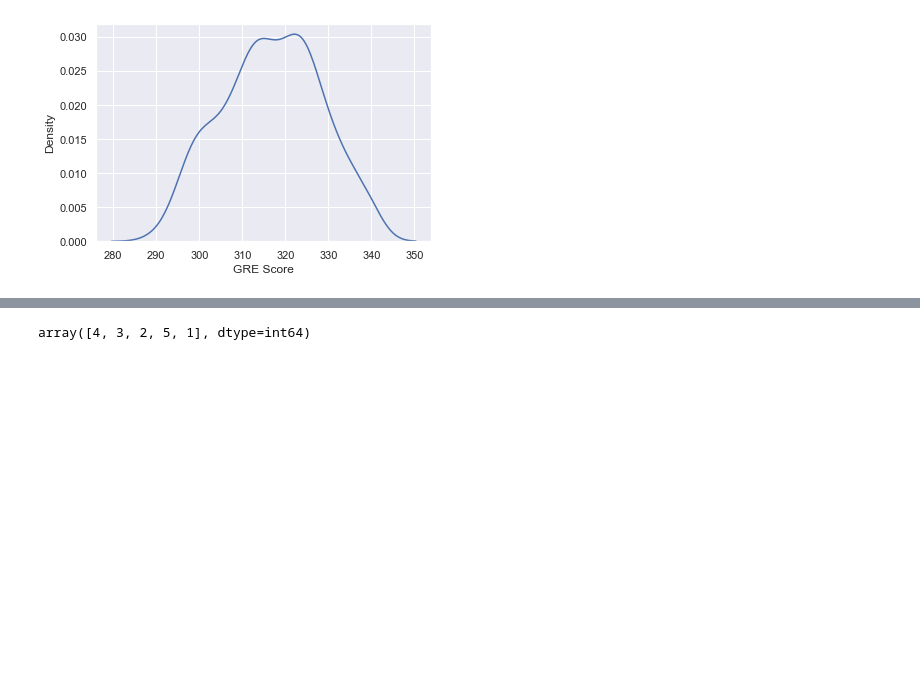
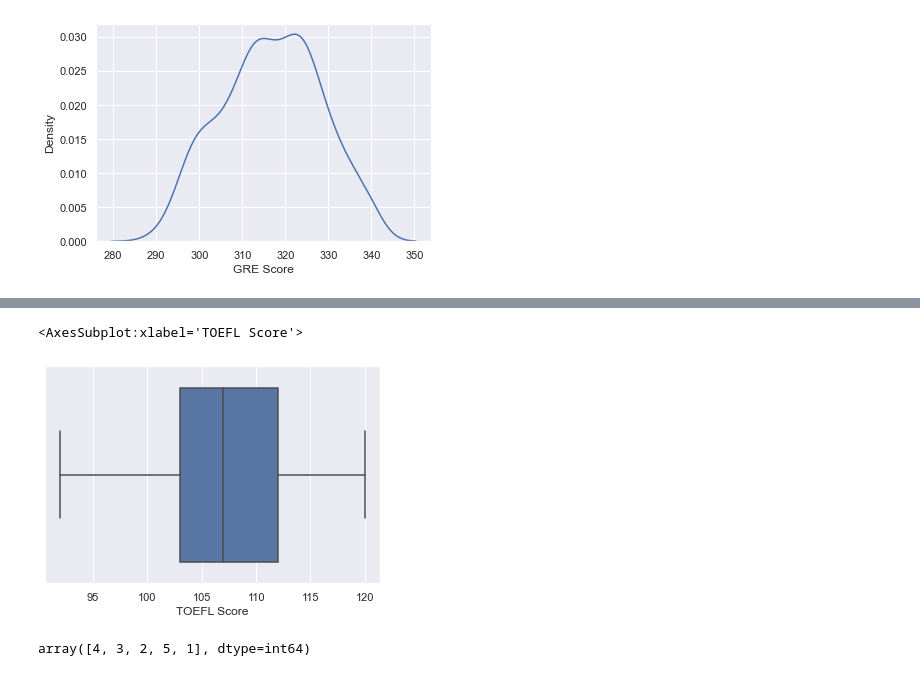
Before and after one commit to Tahereh2/regressions, a Jupyter notebook: admission predict.ipynb, the cells around one changed output, grey strips where cells are left out. Cells and saved outputs as stored; diff of their text form; code cells hidden in the pictures; blank space fills up the shorter version.

```diff
--- a/admission predict.ipynb
+++ b/admission predict.ipynb
@@ -70,3 +109,8 @@ sns.kdeplot(data["TOEFL Score"])
+# %%
+sns.boxplot(data["TOEFL Score"])
+# %% [output]
+<AxesSubplot:xlabel='TOEFL Score'>
+[figure, added]
 # %%
 data["University Rating"].unique()
 # %% [output]
```
Also changed, not shown: parts of 36 cells of this notebook.
